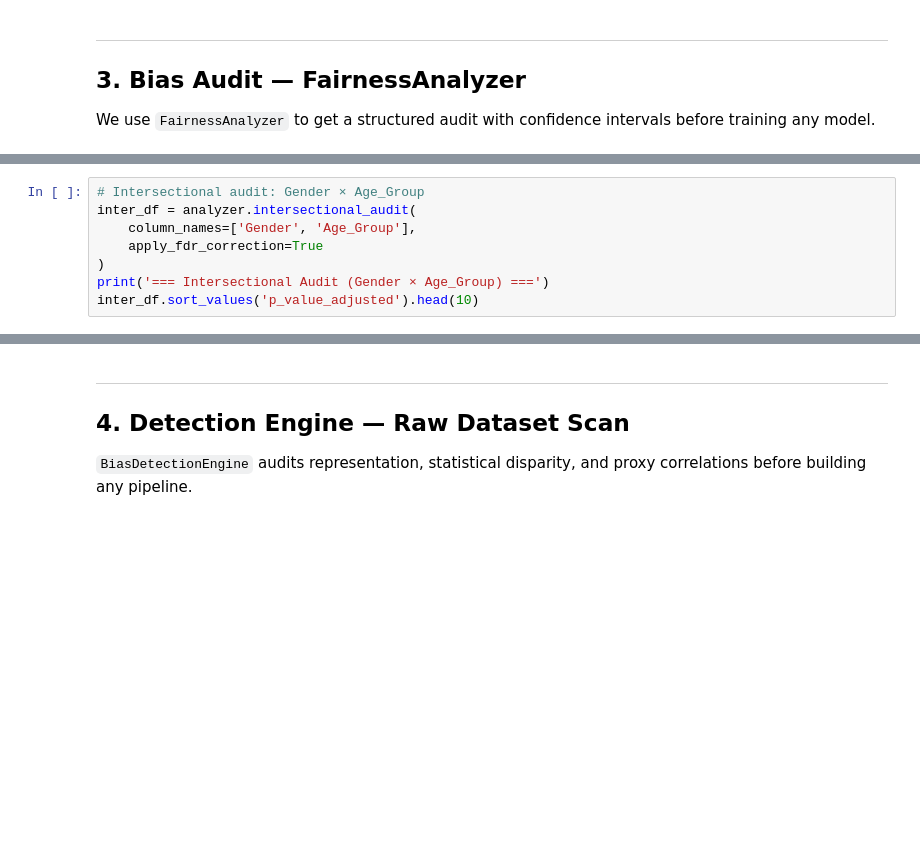
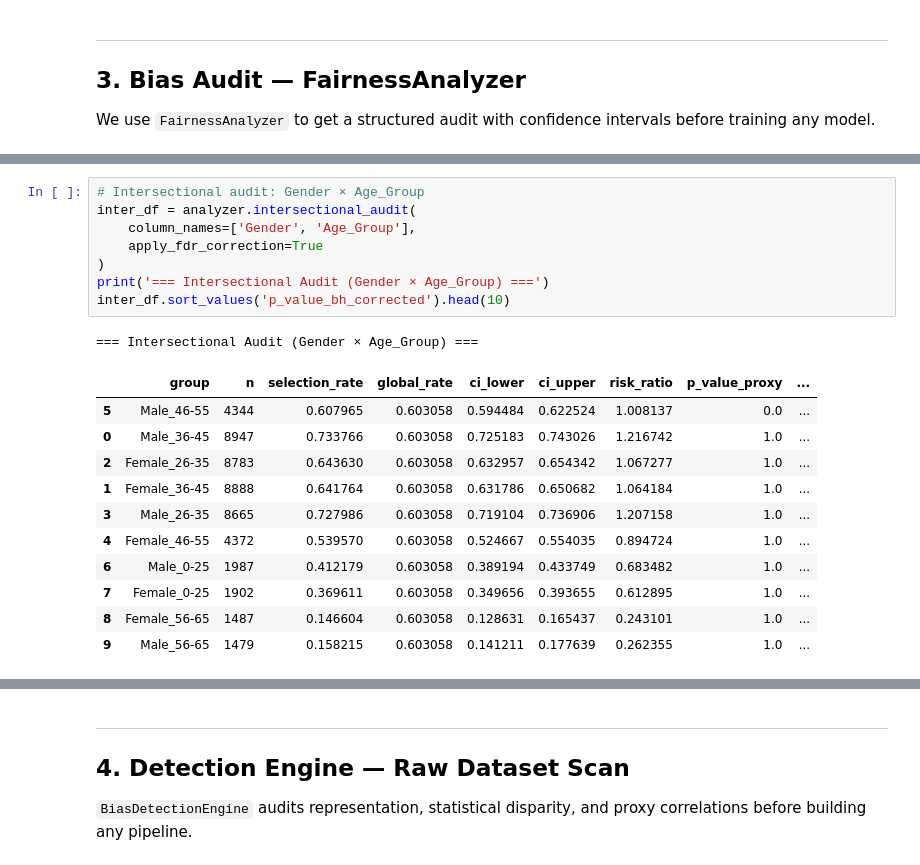
Before and after one commit to GabrieleL98/AI-Ethics-Project, a Jupyter notebook: pipeline/demo.ipynb, the cells around one changed output, grey strips where cells are left out. Cells and saved outputs as stored; diff of their text form; blank space fills up the shorter version.

```diff
--- a/pipeline/demo.ipynb
+++ b/pipeline/demo.ipynb
@@ -158,11 +178,24 @@ for name, result in fl_results.items():
 # %%
 # Intersectional audit: Gender × Age_Group
 inter_df = analyzer.intersectional_audit(
     column_names=['Gender', 'Age_Group'],
     apply_fdr_correction=True
 )
 print('=== Intersectional Audit (Gender × Age_Group) ===')
-inter_df.sort_values('p_value_adjusted').head(10)
+inter_df.sort_values('p_value_bh_corrected').head(10)
+# %% [output]
+=== Intersectional Audit (Gender × Age_Group) ===
+|  | group | n | selection_rate | global_rate | ci_lower | ci_upper | risk_ratio | p_value_proxy | ... |
+| 5 | Male_46-55 | 4344 | 0.607965 | 0.603058 | 0.594484 | 0.622524 | 1.008137 | 0.0 | ... |
+| 0 | Male_36-45 | 8947 | 0.733766 | 0.603058 | 0.725183 | 0.743026 | 1.216742 | 1.0 | ... |
+| 2 | Female_26-35 | 8783 | 0.643630 | 0.603058 | 0.632957 | 0.654342 | 1.067277 | 1.0 | ... |
+| 1 | Female_36-45 | 8888 | 0.641764 | 0.603058 | 0.631786 | 0.650682 | 1.064184 | 1.0 | ... |
+| 3 | Male_26-35 | 8665 | 0.727986 | 0.603058 | 0.719104 | 0.736906 | 1.207158 | 1.0 | ... |
+| 4 | Female_46-55 | 4372 | 0.539570 | 0.603058 | 0.524667 | 0.554035 | 0.894724 | 1.0 | ... |
+| 6 | Male_0-25 | 1987 | 0.412179 | 0.603058 | 0.389194 | 0.433749 | 0.683482 | 1.0 | ... |
+| 7 | Female_0-25 | 1902 | 0.369611 | 0.603058 | 0.349656 | 0.393655 | 0.612895 | 1.0 | ... |
+| 8 | Female_56-65 | 1487 | 0.146604 | 0.603058 | 0.128631 | 0.165437 | 0.243101 | 1.0 | ... |
+| 9 | Male_56-65 | 1479 | 0.158215 | 0.603058 | 0.141211 | 0.177639 | 0.262355 | 1.0 | ... |
 # %%
 # Aequitas disparity table
 aequitas_df = analyzer.get_aequitas_metrics()
```
Also changed, not shown: parts of 20 cells of this notebook, 8 other files.
